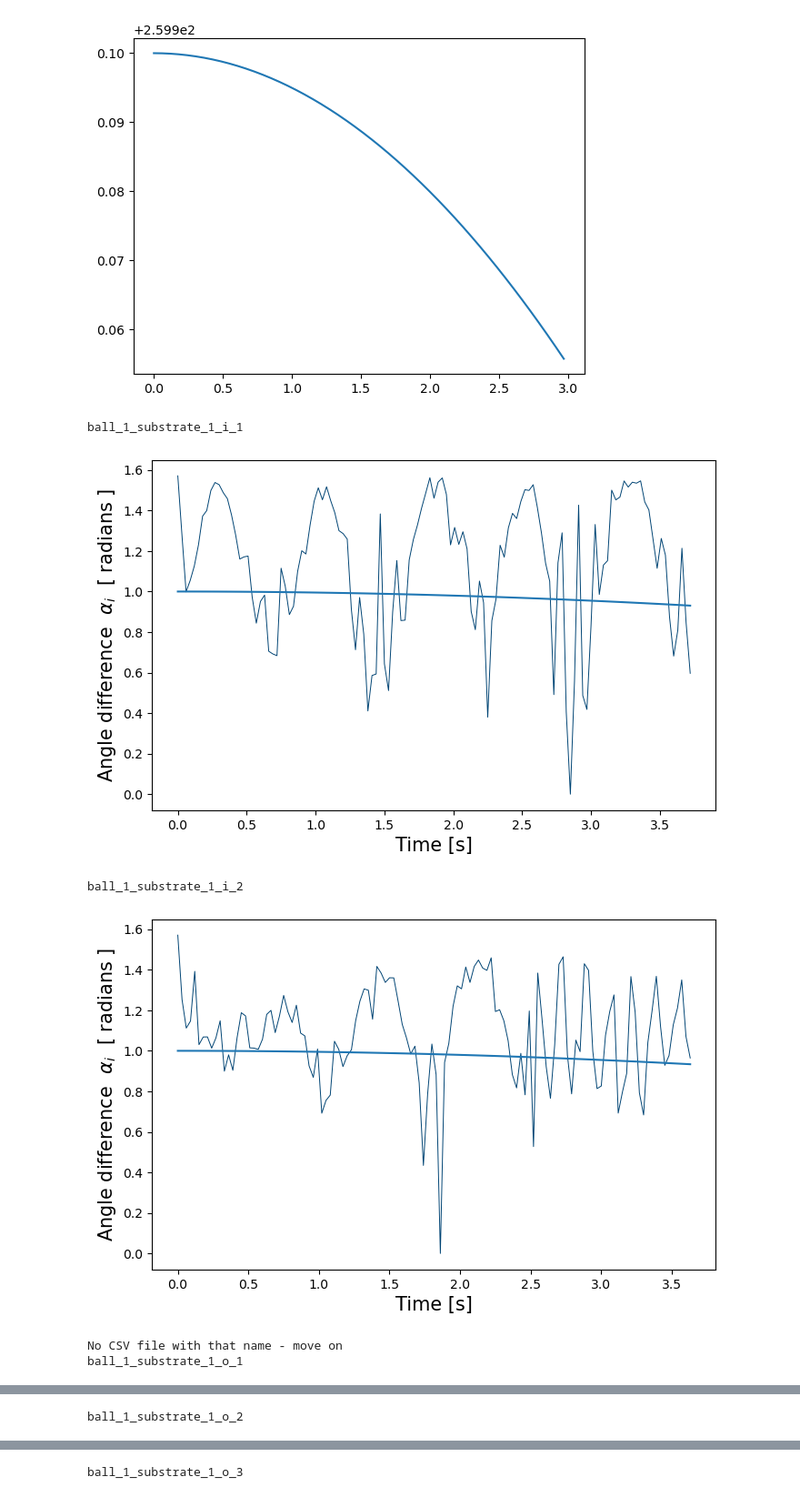
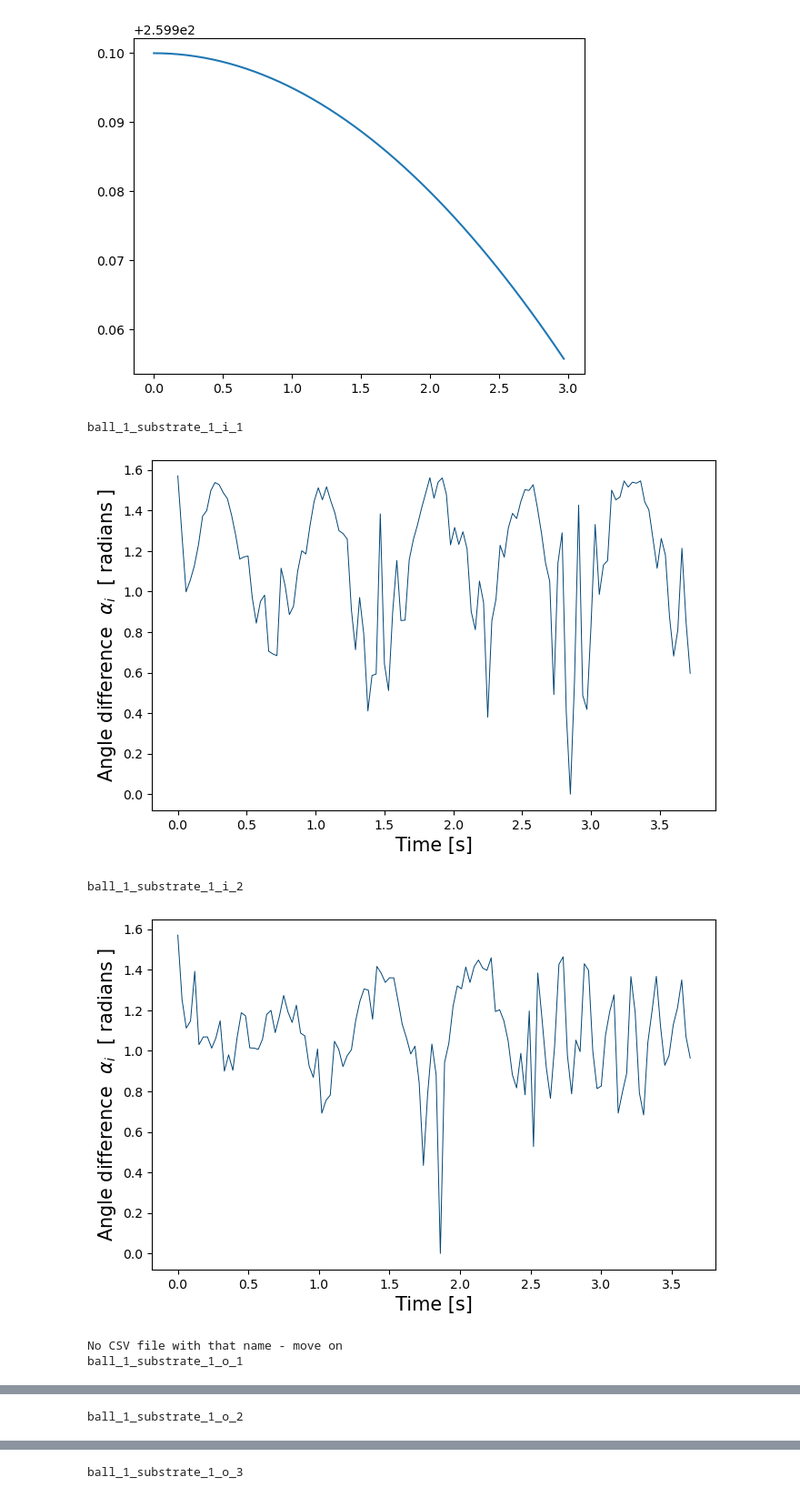
Before and after one commit to BenedictRussell/MA932-Project, a Jupyter notebook: M2_trajectories.ipynb, the cells around one changed output, grey strips where cells are left out. Shown at 91% size. Drawn from its saved outputs; the diff is of its cells as text; code cells hidden in the pictures.

```diff
--- a/M2_trajectories.ipynb
+++ b/M2_trajectories.ipynb
@@ -167,39 +167,35 @@ for ball in [1,2,3]:
                         vel_x[i] = x - x_prev
                         vel_y[i] = y - y_prev
                         vel_mag[i] = np.sqrt(vel_x[i]**2 + vel_y[i]**2)
 
                         # Update values
                         ind_prev = ind
                         x_prev = x
                         y_prev = y
 
                     vel_max = max(vel_mag)
 
                     angle = np.sqrt((vel_max**2 - vel_mag**2))/vel_mag # Normal comp
                     angle = np.arctan(angle)
 
                     vwr_df = pd.DataFrame({'FRAME': 0.03*experiments['FRAME'].values,
                                             'POSITION_X': experiments['POSITION_X'], 'POSITION_Y': experiments['POSITION_Y'],
                                             'VELOCITY_X': vel_x, 'VELOCITY_Y': vel_y, 'VELOCITY_MAG': vel_mag, 'ANGLE_DIFF': angle})
 
                     # Make pretty plots
                     fig = plt.figure(figsize=(8, 5))
 
                     plt.plot(vwr_df['FRAME'], vwr_df['ANGLE_DIFF'], color='#004474', linewidth=0.7)
 
-                    #Bessel function
-                    bessel = 4*65*j0(4*vwr_df['FRAME']/(7*65)) - 259
-                    plt.plot(vwr_df['FRAME'], bessel)
-
                     plt.ylabel('Angle difference  $\\alpha_i$  [ radians ]', fontsize=15)
                     plt.xlabel('Time [s]', fontsize=15)
                     plt.show()
                 except:
                     print('No CSV file with that name - move on')
 # %% [output]
 ball_1_substrate_1_i_1
-[figure, old version]
+[figure, new version]
 ball_1_substrate_1_i_2
-[figure, old version]
+[figure, new version]
 No CSV file with that name - move on
 ball_1_substrate_1_o_1
```
Also changed, not shown: parts of 2 cells of this notebook.
